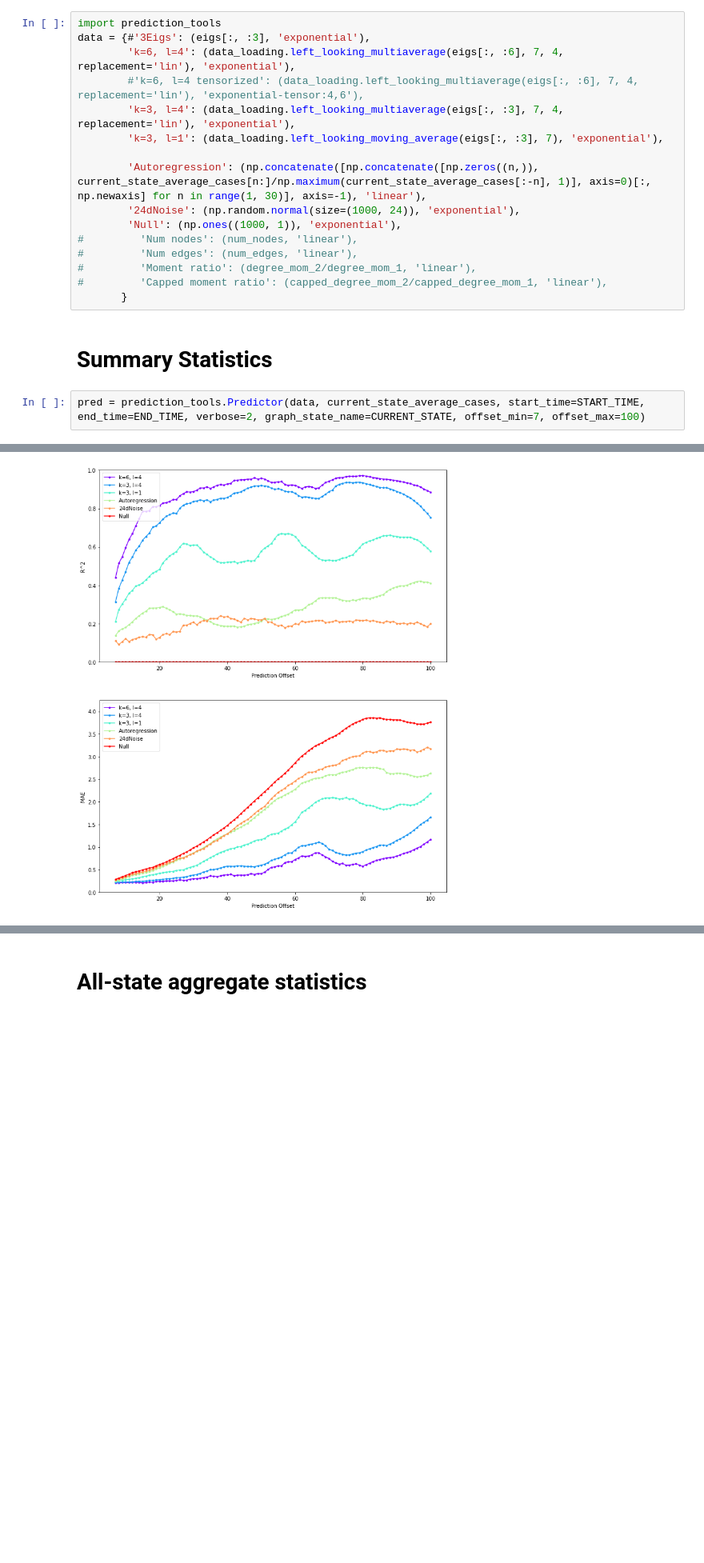
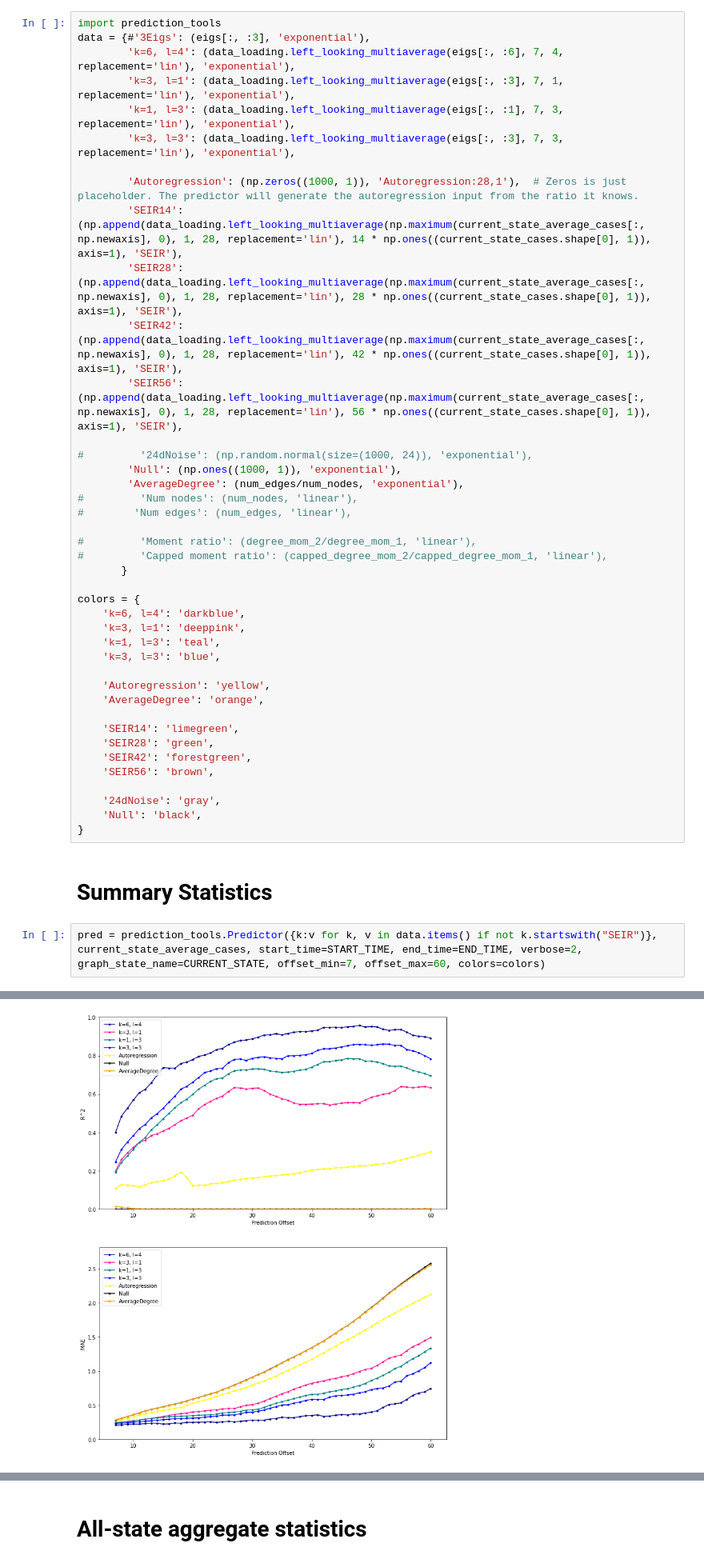
Before and after one commit to stephen-harmon-newman/contact-network-spectra-analysis, a Jupyter notebook: graph_analysis/spectral_result_analysis.ipynb, the cells around one changed output, grey strips where cells are left out. Shown at 80% size. Cells and saved outputs as stored; diff of their text form; blank space fills up the shorter version.

```diff
--- a/graph_analysis/spectral_result_analysis.ipynb
+++ b/graph_analysis/spectral_result_analysis.ipynb
@@ -98,20 +101,45 @@ state_demographic_data.drop("District of Columbia", inplace=True)
 import prediction_tools
 data = {#'3Eigs': (eigs[:, :3], 'exponential'),
         'k=6, l=4': (data_loading.left_looking_multiaverage(eigs[:, :6], 7, 4, replacement='lin'), 'exponential'),
-        #'k=6, l=4 tensorized': (data_loading.left_looking_multiaverage(eigs[:, :6], 7, 4, replacement='lin'), 'exponential-tensor:4,6'),
-        'k=3, l=4': (data_loading.left_looking_multiaverage(eigs[:, :3], 7, 4, replacement='lin'), 'exponential'),
-        'k=3, l=1': (data_loading.left_looking_moving_average(eigs[:, :3], 7), 'exponential'),
+        'k=3, l=1': (data_loading.left_looking_multiaverage(eigs[:, :3], 7, 1, replacement='lin'), 'exponential'),
+        'k=1, l=3': (data_loading.left_looking_multiaverage(eigs[:, :1], 7, 3, replacement='lin'), 'exponential'),
+        'k=3, l=3': (data_loading.left_looking_multiaverage(eigs[:, :3], 7, 3, replacement='lin'), 'exponential'),
 
-        'Autoregression': (np.concatenate([np.concatenate([np.zeros((n,)), current_state_average_cases[n:]/np.maximum(current_state_average_cases[:-n], 1)], axis=0)[:, np.newaxis] for n in range(1, 30)], axis=-1), 'linear'),
-        '24dNoise': (np.random.normal(size=(1000, 24)), 'exponential'),
+        'Autoregression': (np.zeros((1000, 1)), 'Autoregression:28,1'),  # Zeros is just placeholder. The predictor will generate the autoregression input from the ratio it knows.
+        'SEIR14': (np.append(data_loading.left_looking_multiaverage(np.maximum(current_state_average_cases[:, np.newaxis], 0), 1, 28, replacement='lin'), 14 * np.ones((current_state_cases.shape[0], 1)), axis=1), 'SEIR'),
+        'SEIR28': (np.append(data_loading.left_looking_multiaverage(np.maximum(current_state_average_cases[:, np.newaxis], 0), 1, 28, replacement='lin'), 28 * np.ones((current_state_cases.shape[0], 1)), axis=1), 'SEIR'),
+        'SEIR42': (np.append(data_loading.left_looking_multiaverage(np.maximum(current_state_average_cases[:, np.newaxis], 0), 1, 28, replacement='lin'), 42 * np.ones((current_state_cases.shape[0], 1)), axis=1), 'SEIR'),
+        'SEIR56': (np.append(data_loading.left_looking_multiaverage(np.maximum(current_state_average_cases[:, np.newaxis], 0), 1, 28, replacement='lin'), 56 * np.ones((current_state_cases.shape[0], 1)), axis=1), 'SEIR'),
+
+#         '24dNoise': (np.random.normal(size=(1000, 24)), 'exponential'),
         'Null': (np.ones((1000, 1)), 'exponential'),
+        'AverageDegree': (num_edges/num_nodes, 'exponential'),
 #         'Num nodes': (num_nodes, 'linear'),
-#         'Num edges': (num_edges, 'linear'),
+#        'Num edges': (num_edges, 'linear'),
+
 #         'Moment ratio': (degree_mom_2/degree_mom_1, 'linear'),
 #         'Capped moment ratio': (capped_degree_mom_2/capped_degree_mom_1, 'linear'),
        }
+
+colors = {
+    'k=6, l=4': 'darkblue',
+    'k=3, l=1': 'deeppink',
+    'k=1, l=3': 'teal',
+    'k=3, l=3': 'blue',
+
+    'Autoregression': 'yellow',
+    'AverageDegree': 'orange',
+
+    'SEIR14': 'limegreen',
+    'SEIR28': 'green',
+    'SEIR42': 'forestgreen',
+    'SEIR56': 'brown',
+
+    '24dNoise': 'gray',
+    'Null': 'black',
+}
 # %% [markdown]
 # Summary Statistics
 # %%
-pred = prediction_tools.Predictor(data, current_state_average_cases, start_time=START_TIME, end_time=END_TIME, verbose=2, graph_state_name=CURRENT_STATE, offset_min=7, offset_max=100)
+pred = prediction_tools.Predictor({k:v for k, v in data.items() if not k.startswith("SEIR")}, current_state_average_cases, start_time=START_TIME, end_time=END_TIME, verbose=2, graph_state_name=CURRENT_STATE, offset_min=7, offset_max=60, colors=colors)
 # %% [output]
@@ -128,4 +153,4 @@ The PostScript backend does not support transparency; partially transparent arti
-[figure, old version]
+[figure, new version]
 # %% [markdown]
 # Predictions when regressed on the entire dataset beforehand
 # %%
```
Also changed, not shown: parts of 14 cells of this notebook, 7 other files.
